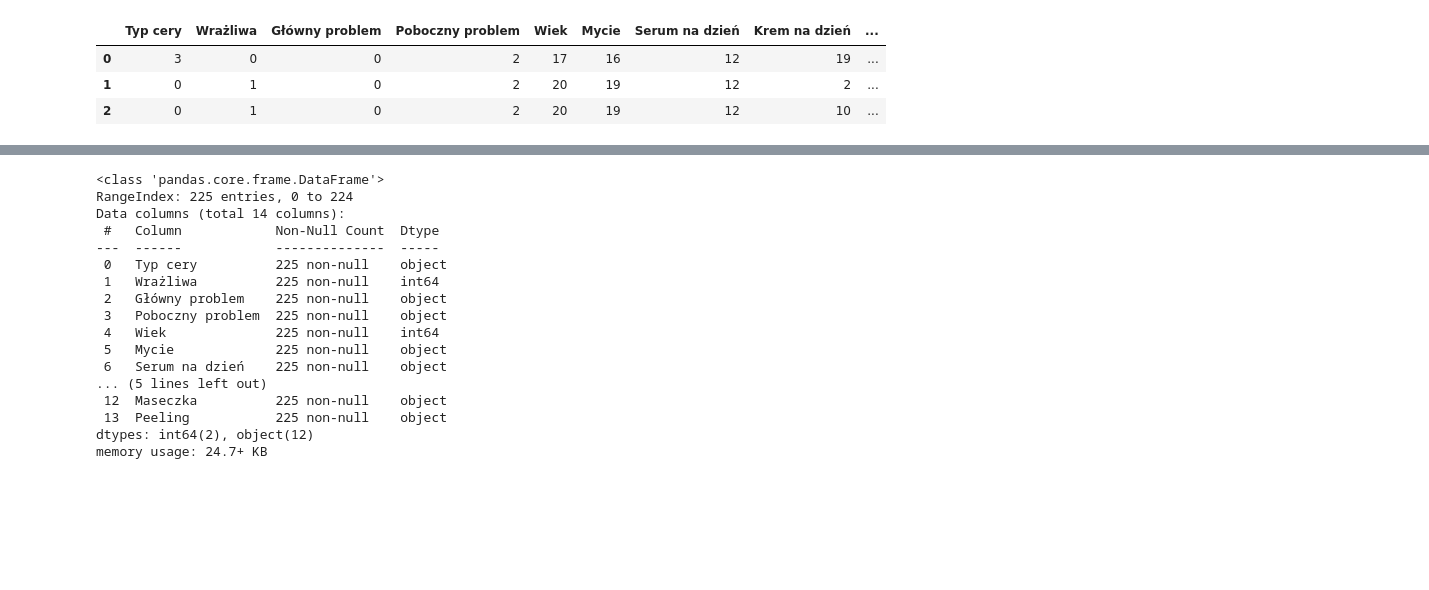
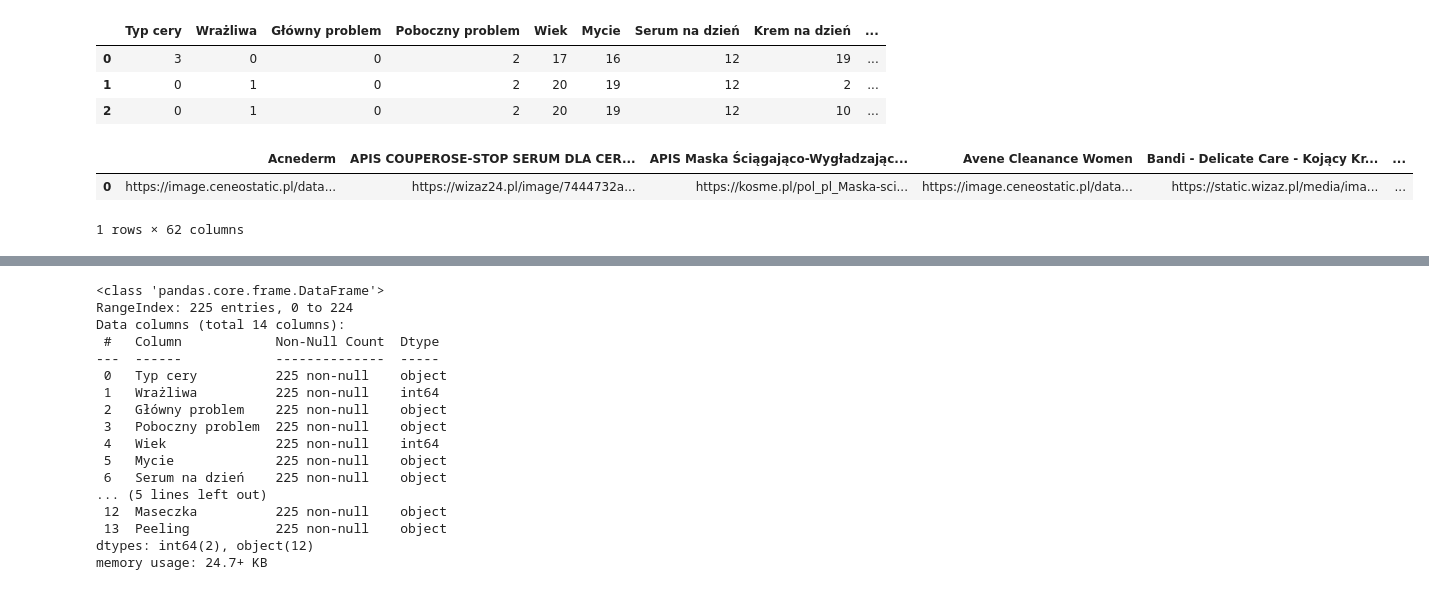
Before and after one commit to suzejka/skinCare, a Jupyter notebook: files_for_documentation/notebooks/Analiza_danych.ipynb, the cells around one changed output, grey strips where cells are left out. Saved outputs shown, nothing was run; the diff lists cells and outputs as text; code cells hidden in the pictures; blank space fills up the shorter version.

```diff
--- a/files_for_documentation/notebooks/Analiza_danych.ipynb
+++ b/files_for_documentation/notebooks/Analiza_danych.ipynb
@@ -7,6 +7,7 @@ import numpy as np
 dataset_raw = pd.read_csv("../../raw_data/daneSkinCare.csv")
 dataset = pd.read_csv("../../prepared_data/DATASET.csv", encoding='utf-16')
 labeled_data = pd.read_csv("../../prepared_data/labeledDataset.csv")
+products = pd.read_csv("../../raw_data/products.csv", sep=';')
 # %%
 dataset_raw.head(3)
 # %% [output]
@@ -28,3 +29,9 @@ labeled_data.head(3)
 | 0 | 3 | 0 | 0 | 2 | 17 | 16 | 12 | 19 | ... |
 | 1 | 0 | 1 | 0 | 2 | 20 | 19 | 12 | 2 | ... |
 | 2 | 0 | 1 | 0 | 2 | 20 | 19 | 12 | 10 | ... |
+# %%
+products.head(3)
+# %% [output]
+|  | Acnederm | APIS COUPEROSE-STOP SERUM DLA CER... | APIS Maska Ściągająco-Wygładzając... | Avene Cleanance Women | Bandi - Delicate Care - Kojący Kr... | ... |
+| 0 | https://image.ceneostatic.pl/data... | https://wizaz24.pl/image/7444732a... | https://kosme.pl/pol_pl_Maska-sci... | https://image.ceneostatic.pl/data... | https://static.wizaz.pl/media/ima... | ... |
+1 rows × 62 columns
```
Also changed, not shown: parts of 3 cells of this notebook, 1 other file.
